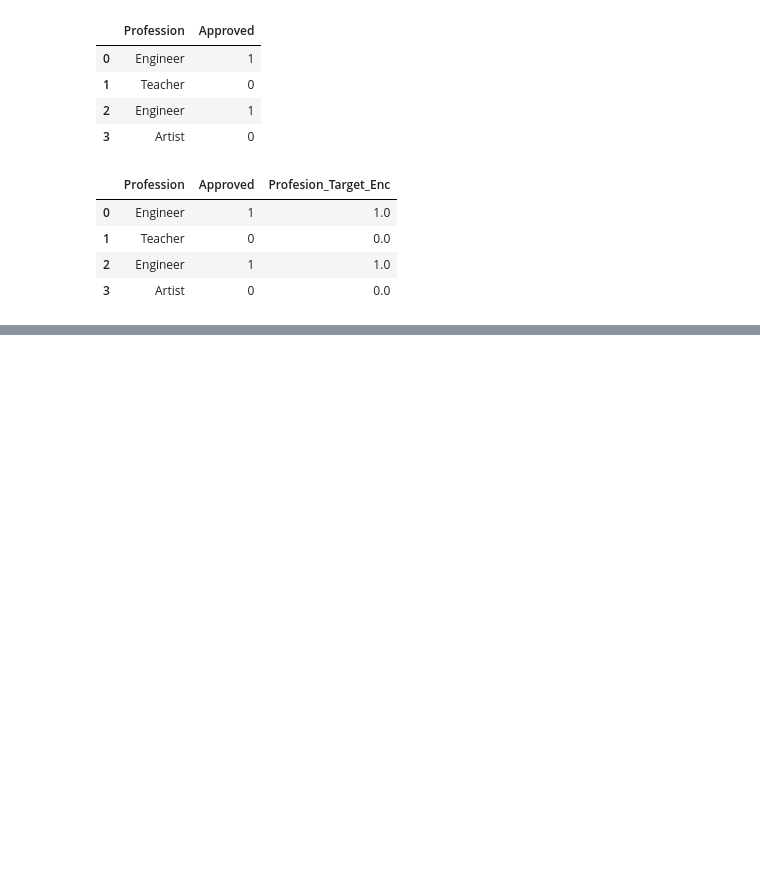
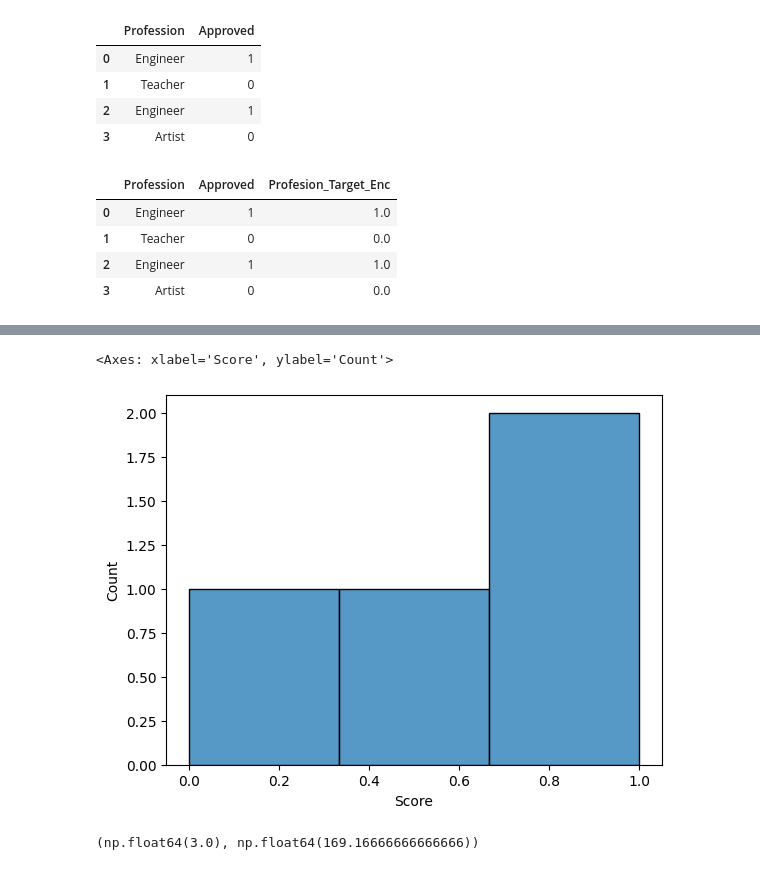
Before and after one commit to nayankhanal/ml-class, a Jupyter notebook: feature_engineering_day1.ipynb, the cells around one changed output, grey strips where cells are left out. Drawn from its saved outputs; the diff is of its cells as text; code cells hidden in the pictures; blank space fills up the shorter version.

```diff
--- a/feature_engineering_day1.ipynb
+++ b/feature_engineering_day1.ipynb
@@ -510,0 +584,9 @@ df9
+# %%
+df12 = pd.DataFrame({
+    'Score': [45, 60, 75, 90]
+})
+
+scaler = MinMaxScaler()
+sacled_data = scaler.fit_transform(df12)
+df_cp = pd.DataFrame(sacled_data, columns=df12.columns)
+df_cp
@@ -510,0 +599,5 @@ df9
+# %%
+sns.histplot(df_cp['Score'])
+# %% [output]
+<Axes: xlabel='Score', ylabel='Count'>
+[figure, added]
@@ -510,0 +606,6 @@ df9
+# %%
+a = np.mean([1,2,3,4,5])
+b = np.mean([1,2,3,4,5,1000])
+a, b
+# %% [output]
+(np.float64(3.0), np.float64(169.16666666666666))
```
Also changed, not shown: parts of 21 cells of this notebook.
